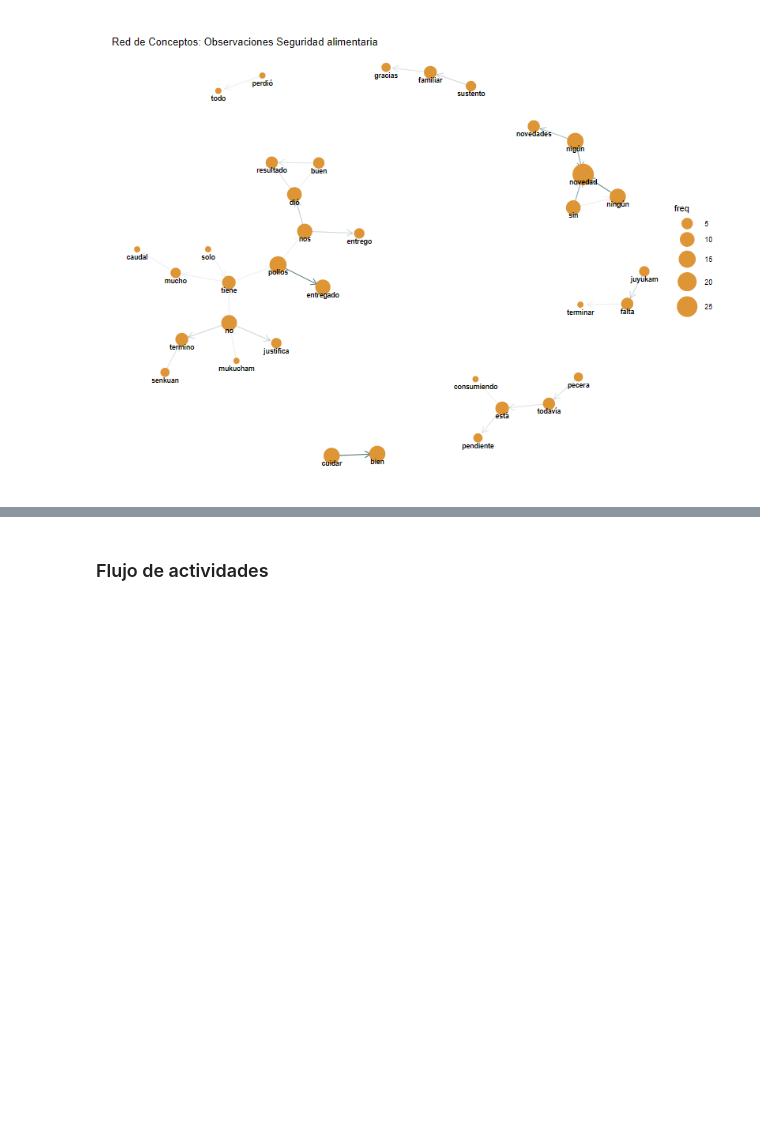
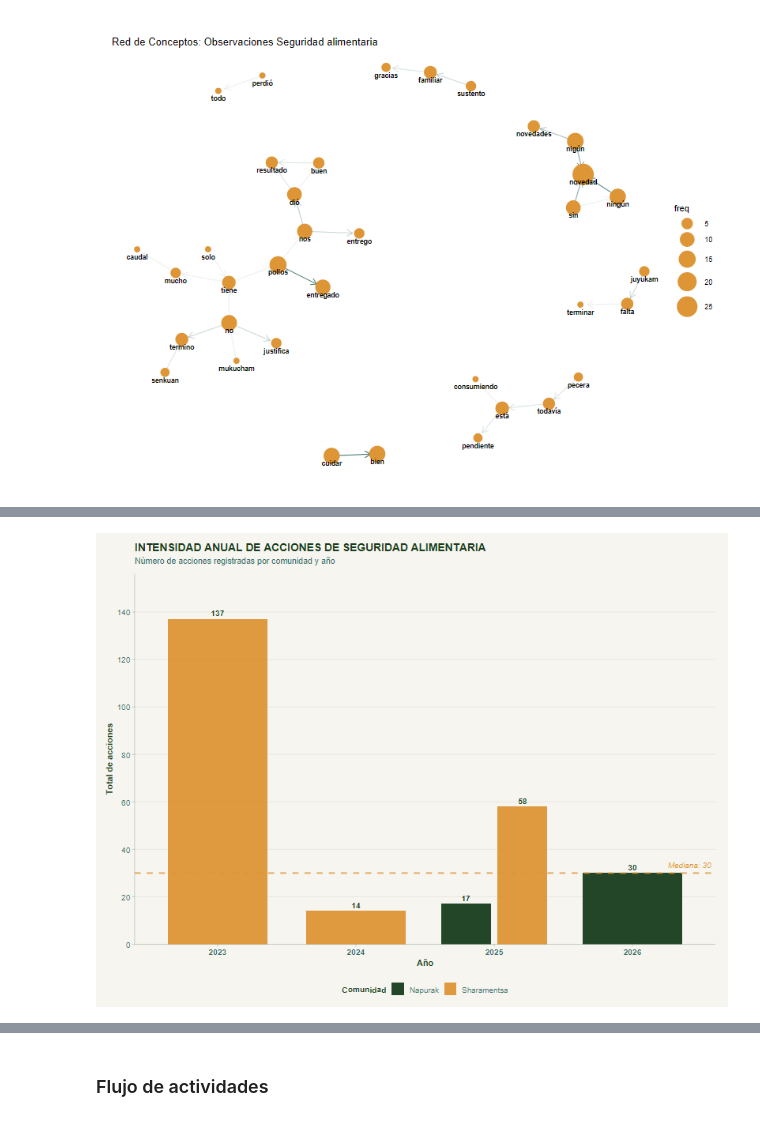
Before and after one commit to daningMontano/BioculturalReport, a Jupyter notebook: EDA/2_Planes_de_vida.ipynb, the cells around one changed output, grey strips where cells are left out. Saved outputs shown, nothing was run; the diff lists cells and outputs as text; code cells hidden in the pictures; blank space fills up the shorter version.

Commit message:
Se mejora el análisis de nuevos indicadores por medio de homologacion de varaibles abiertas: Planes de vida, huellas, Gobernanza git push origin main

```diff
--- a/EDA/2_Planes_de_vida.ipynb
+++ b/EDA/2_Planes_de_vida.ipynb
@@ -757,0 +663,11 @@ ggraph(red_objeto, layout = "kk") +
+# %%
+
+indicador_intensidad_anual <- df_ind %>%
+  group_by(Comunidad, Anio) %>%
+  summarise(
+    n_acciones = n(),
+    .groups = "drop"
+  ) %>%
+  arrange(Comunidad, Anio)
+
+indicador_intensidad_anual
@@ -757,0 +683,75 @@ ggraph(red_objeto, layout = "kk") +
+# %%
+# ------------------------------------------------------------
+# Gráfica: intensidad anual
+# ------------------------------------------------------------
+
+serie_anual_alimentaria <- indicador_intensidad_anual %>%
+  mutate(
+    Anio_Label = as.character(Anio)
+  )
+
+mediana_intensidad <- median(serie_anual_alimentaria$n_acciones, na.rm = TRUE)
+
+ggplot(serie_anual_alimentaria,
+       aes(x = Anio_Label, y = n_acciones, fill = Comunidad)) +
+
+  geom_col(
+    position = position_dodge(width = 0.82),
+    width = 0.72,
+    alpha = 0.95
+  ) +
+
+  geom_hline(
+    yintercept = mediana_intensidad,
+    linetype = "dashed",
+    color = PAL$ave,
+    linewidth = 0.9,
+    alpha = 0.8
+  ) +
+
+  annotate(
+    "text",
+    x = Inf,
+    y = mediana_intensidad,
+    label = paste0("Mediana: ", round(mediana_intensidad, 1)),
+    hjust = 1.1,
+    vjust = -0.8,
+    color = PAL$ave,
+    fontface = "italic",
+    size = 3.5,
+    family = "Raleway"
+  ) +
+
+  geom_text(
+    aes(label = n_acciones),
+    position = position_dodge(width = 0.82),
+    vjust = -0.45,
+    size = 3.6,
+    fontface = "bold",
+    color = PAL$hoja,
+    family = "Raleway"
+  ) +
+
+  scale_fill_manual(values = PAL_CUAL) +
+
+  scale_y_continuous(
+    expand = expansion(mult = c(0, 0.14)),
+    breaks = pretty_breaks(n = 6)
+  ) +
+
+  labs(
+    title = "INTENSIDAD ANUAL DE ACCIONES DE SEGURIDAD ALIMENTARIA",
+    subtitle = "Número de acciones registradas por comunidad y año",
+    x = "Año",
+    y = "Total de acciones",
+    fill = "Comunidad"
+  ) +
+
+  theme_pachamama() +
+  theme(
+    panel.grid.major.x = element_blank(),
+    axis.text.x = element_text(face = "bold"),
+    legend.position = "bottom"
+  )
+# %% [output]
+[figure, added]
```
Also changed, not shown: parts of 65 cells of this notebook, 23 other files.
